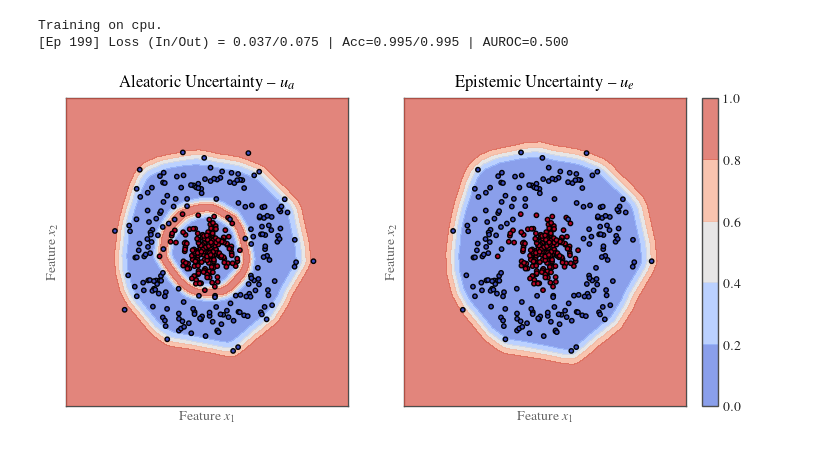
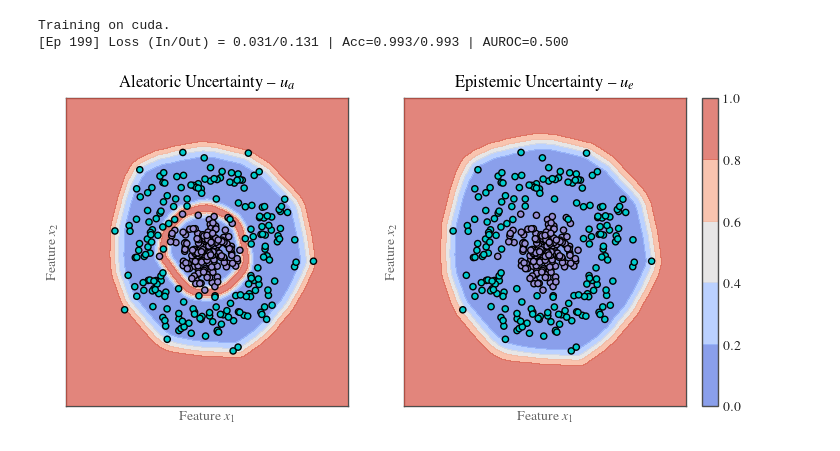
Before and after one commit to dhuseljic/ae-dnn, a Jupyter notebook: Example-Circles.ipynb, the cells around one changed output. Saved outputs shown, nothing was run; the diff lists cells and outputs as text; code cells hidden in the pictures.

Commit message:
circle plot updated

```diff
--- a/Example-Circles.ipynb
+++ b/Example-Circles.ipynb
@@ -39,7 +39,7 @@ plt.show()
 from utils.xedl import xEDLWrapper
 net_init = nn.Sequential(nn.Linear(2, 50), nn.ReLU(), nn.Linear(50, 50), nn.ReLU(), nn.Linear(50, 2))
 net_init.n_classes = 2
-net = xEDLWrapper(net=net_init, lmb=.1, ood_generator=gen_ood)
+net = xEDLWrapper(net=net_init, lmb=.05, ood_generator=gen_ood)
 net.fit(
     train_loader,
     val_loader_in=train_loader,
@@ -47,45 +47,44 @@ net.fit(
     n_epochs=200,
     weight_decay=1e-3,
     verbose=0,
-    device='cpu',
 )
 # %% [output]
-Training on cpu.
-[Ep 199] Loss (In/Out) = 0.037/0.075 | Acc=0.995/0.995 | AUROC=0.500
+Training on cuda.
+[Ep 199] Loss (In/Out) = 0.031/0.131 | Acc=0.993/0.993 | AUROC=0.500
 # %%
 r, res = 4, .01
 net.cpu()
 xx, yy = np.mgrid[-r:r:res, -r:r:res]
 zz = torch.from_numpy(np.c_[xx.ravel(), yy.ravel()]).float()
 plt.figure(figsize=(8, 4))
 plt.subplot(121)
 plt.title('Aleatoric Uncertainty -- $u_a$')
 with torch.no_grad():
     aleatoric_unc = net.predict_aleatoric(zz).view(xx.shape)
-plt.scatter(X[:, 0], X[:, 1], c=y, zorder=4, s=10)
+plt.scatter(X[:, 0], X[:, 1], c=list(map(lambda x: 'C{}'.format(x),(y+3).tolist())), zorder=4, s=20)
 c = plt.contourf(xx, yy, aleatoric_unc, levels=np.linspace(0, 1, 6), zorder=3, alpha=.7)
 plt.xticks([])
 plt.yticks([])
 plt.xlabel('Feature $x_1$')
 plt.ylabel('Feature $x_2$')
 
 plt.subplot(122)
 plt.title('Epistemic Uncertainty -- $u_e$')
 with torch.no_grad():
     epistemic_unc = net.predict_epistemic(zz).view(xx.shape)
-plt.scatter(X[:, 0], X[:, 1], c=y, zorder=4, s=10)
+plt.scatter(X[:, 0], X[:, 1], c=list(map(lambda x: 'C{}'.format(x),(y+3).tolist())), zorder=4, s=20, )
 c = plt.contourf(xx, yy, epistemic_unc, levels=np.linspace(0, 1, 6), zorder=3, alpha=.7)
 plt.xlabel('Feature $x_1$')
 plt.ylabel('Feature $x_2$')
 plt.xticks([])
 plt.yticks([])
 
 fig = plt.gcf()
 ax = plt.gca()
 bbox_ax = ax.get_position()
 cbar_im1a_ax = fig.add_axes([.92, bbox_ax.y0, 0.02, bbox_ax.y1-bbox_ax.y0])
 cbar_im1a = plt.colorbar(c, cax=cbar_im1a_ax)
-#plt.savefig('./plots/circles.png')
+plt.savefig('./plots/circles.pdf')
 plt.show()
 # %% [output]
-[figure, old version]
+[figure, new version]
```
Also changed, not shown: parts of 2 cells of this notebook, 2 other files.
